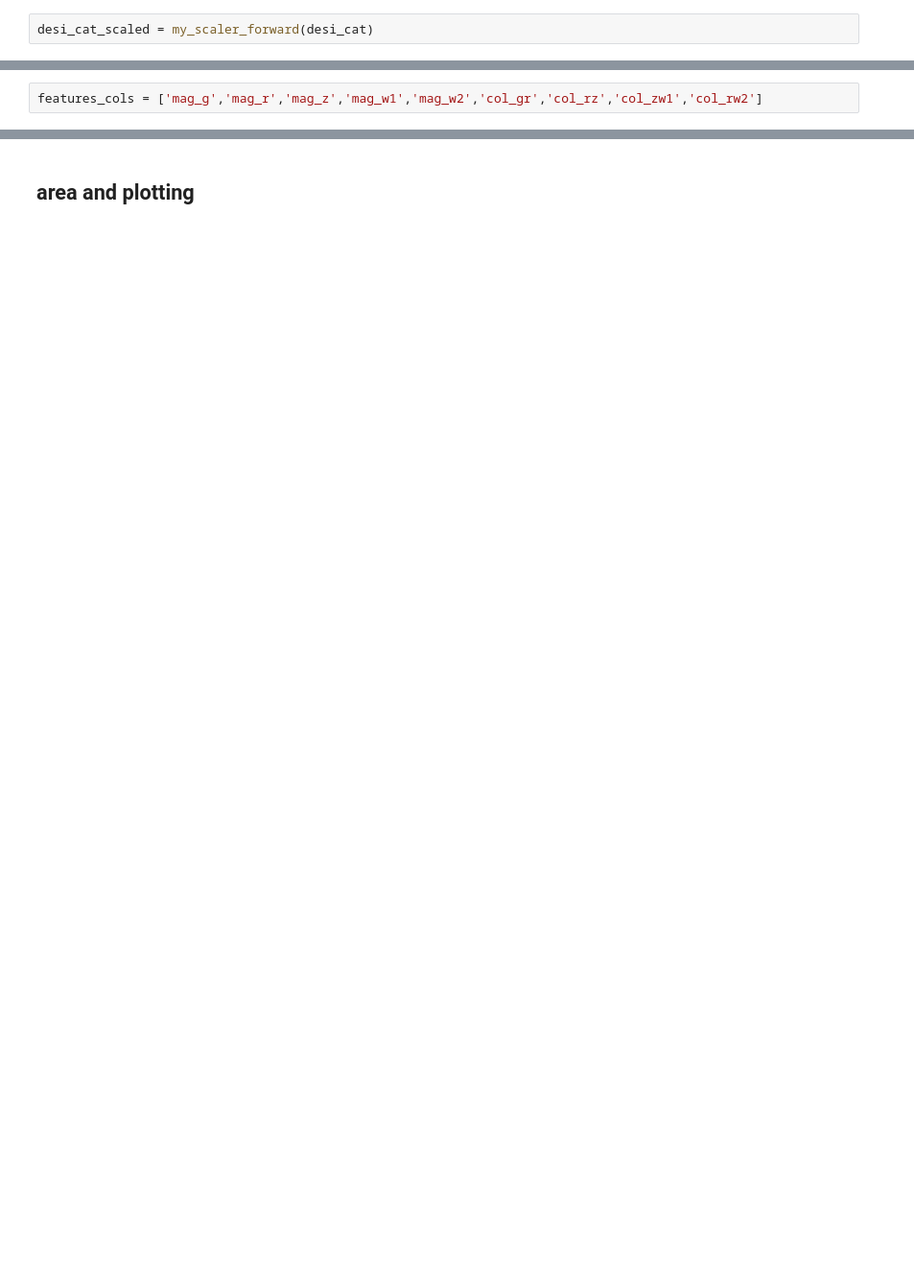
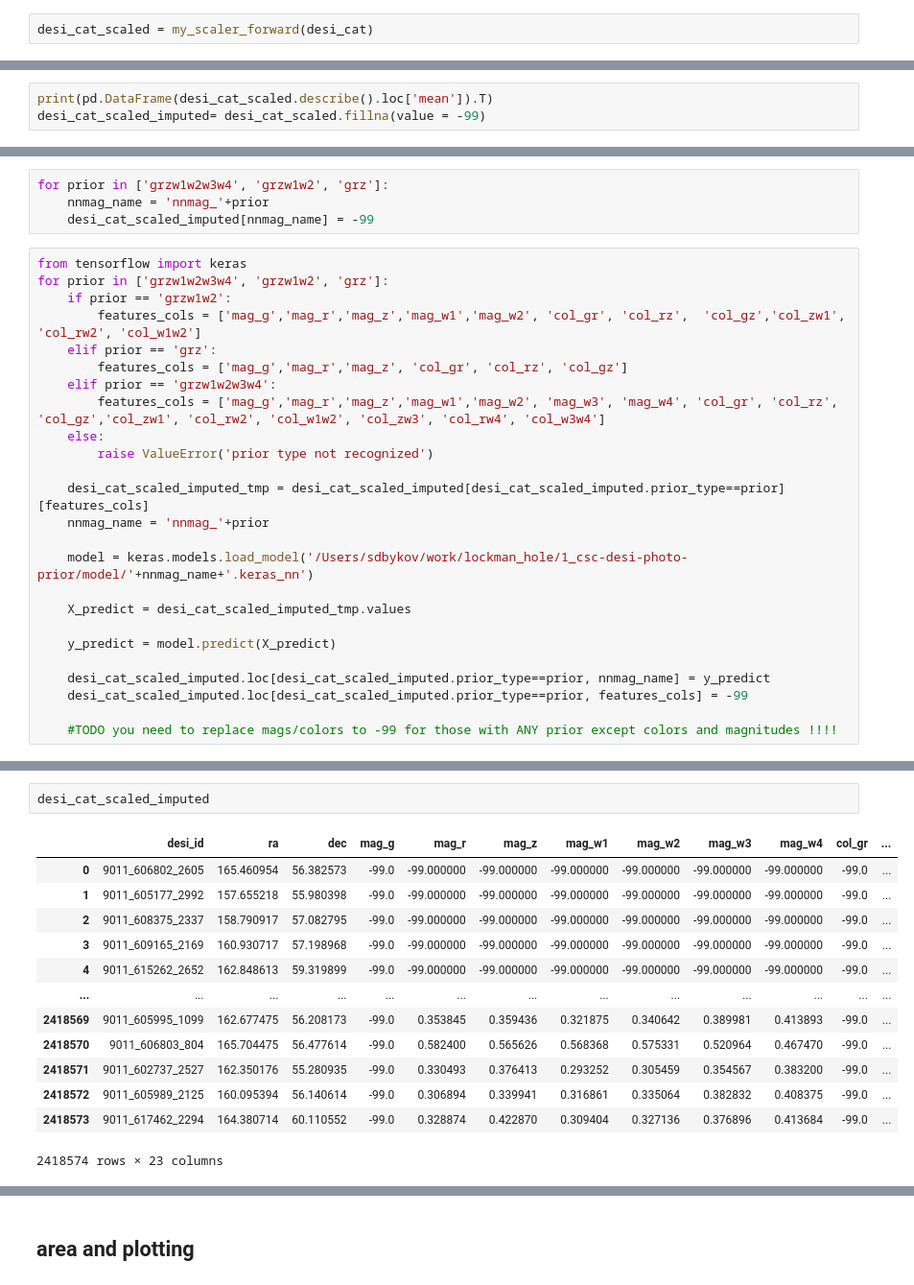
Before and after one commit to SergeiDBykov/lockman_hole, a Jupyter notebook: 2_LH-ero-desi-nway/0_catalog_preparation.ipynb, the cells around one changed output, grey strips where cells are left out. Shown at 96% size. Cells and saved outputs as stored; diff of their text form; blank space fills up the shorter version.

```diff
--- a/2_LH-ero-desi-nway/1_catalog_preparation.ipynb
+++ b/2_LH-ero-desi-nway/0_catalog_preparation.ipynb
@@ -196,2 +323,0 @@ nn = load('../1_csc-desi-photo-prior/model/nn.joblib')
-# %%
-features_cols = ['mag_g','mag_r','mag_z','mag_w1','mag_w2','col_gr','col_rz','col_zw1','col_rw2']
@@ -231,0 +326,3 @@ desi_cat['nnprior'] = predict_proba
+# %%
+print(pd.DataFrame(desi_cat_scaled.describe().loc['mean']).T)
+desi_cat_scaled_imputed= desi_cat_scaled.fillna(value = -99)
@@ -231,0 +338,29 @@ desi_cat['nnprior'] = predict_proba
+# %%
+for prior in ['grzw1w2w3w4', 'grzw1w2', 'grz']:
+    nnmag_name = 'nnmag_'+prior
+    desi_cat_scaled_imputed[nnmag_name] = -99
+# %%
+from tensorflow import keras
+for prior in ['grzw1w2w3w4', 'grzw1w2', 'grz']:
+    if prior == 'grzw1w2':
+        features_cols = ['mag_g','mag_r','mag_z','mag_w1','mag_w2', 'col_gr', 'col_rz',  'col_gz','col_zw1', 'col_rw2', 'col_w1w2']
+    elif prior == 'grz':
+        features_cols = ['mag_g','mag_r','mag_z', 'col_gr', 'col_rz', 'col_gz']
+    elif prior == 'grzw1w2w3w4':
+        features_cols = ['mag_g','mag_r','mag_z','mag_w1','mag_w2', 'mag_w3', 'mag_w4', 'col_gr', 'col_rz', 'col_gz','col_zw1', 'col_rw2', 'col_w1w2', 'col_zw3', 'col_rw4', 'col_w3w4']
+    else:
+        raise ValueError('prior type not recognized')
+
+    desi_cat_scaled_imputed_tmp = desi_cat_scaled_imputed[desi_cat_scaled_imputed.prior_type==prior][features_cols]
+    nnmag_name = 'nnmag_'+prior
+
+    model = keras.models.load_model('/Users/sdbykov/work/lockman_hole/1_csc-desi-photo-prior/model/'+nnmag_name+'.keras_nn')
+
+    X_predict = desi_cat_scaled_imputed_tmp.values
+
+    y_predict = model.predict(X_predict)
+
+    desi_cat_scaled_imputed.loc[desi_cat_scaled_imputed.prior_type==prior, nnmag_name] = y_predict
+    desi_cat_scaled_imputed.loc[desi_cat_scaled_imputed.prior_type==prior, features_cols] = -99
+
+    #TODO you need to replace mags/colors to -99 for those with ANY prior except colors and magnitudes !!!!
@@ -231,0 +371,16 @@ desi_cat['nnprior'] = predict_proba
+# %%
+desi_cat_scaled_imputed
+# %% [output]
+|  | desi_id | ra | dec | mag_g | mag_r | mag_z | mag_w1 | mag_w2 | mag_w3 | mag_w4 | col_gr | ... |
+| 0 | 9011_606802_2605 | 165.460954 | 56.382573 | -99.0 | -99.000000 | -99.000000 | -99.000000 | -99.000000 | -99.000000 | -99.000000 | -99.0 | ... |
+| 1 | 9011_605177_2992 | 157.655218 | 55.980398 | -99.0 | -99.000000 | -99.000000 | -99.000000 | -99.000000 | -99.000000 | -99.000000 | -99.0 | ... |
+| 2 | 9011_608375_2337 | 158.790917 | 57.082795 | -99.0 | -99.000000 | -99.000000 | -99.000000 | -99.000000 | -99.000000 | -99.000000 | -99.0 | ... |
+| 3 | 9011_609165_2169 | 160.930717 | 57.198968 | -99.0 | -99.000000 | -99.000000 | -99.000000 | -99.000000 | -99.000000 | -99.000000 | -99.0 | ... |
+| 4 | 9011_615262_2652 | 162.848613 | 59.319899 | -99.0 | -99.000000 | -99.000000 | -99.000000 | -99.000000 | -99.000000 | -99.000000 | -99.0 | ... |
+| ... | ... | ... | ... | ... | ... | ... | ... | ... | ... | ... | ... | ... |
+| 2418569 | 9011_605995_1099 | 162.677475 | 56.208173 | -99.0 | 0.353845 | 0.359436 | 0.321875 | 0.340642 | 0.389981 | 0.413893 | -99.0 | ... |
+| 2418570 | 9011_606803_804 | 165.704475 | 56.477614 | -99.0 | 0.582400 | 0.565626 | 0.568368 | 0.575331 | 0.520964 | 0.467470 | -99.0 | ... |
+| 2418571 | 9011_602737_2527 | 162.350176 | 55.280935 | -99.0 | 0.330493 | 0.376413 | 0.293252 | 0.305459 | 0.354567 | 0.383200 | -99.0 | ... |
+| 2418572 | 9011_605989_2125 | 160.095394 | 56.140614 | -99.0 | 0.306894 | 0.339941 | 0.316861 | 0.335064 | 0.382832 | 0.408375 | -99.0 | ... |
+| 2418573 | 9011_617462_2294 | 164.380714 | 60.110552 | -99.0 | 0.328874 | 0.422870 | 0.309404 | 0.327136 | 0.376896 | 0.413684 | -99.0 | ... |
+2418574 rows × 23 columns
```
Also changed, not shown: parts of 33 cells of this notebook, 17 other files.
